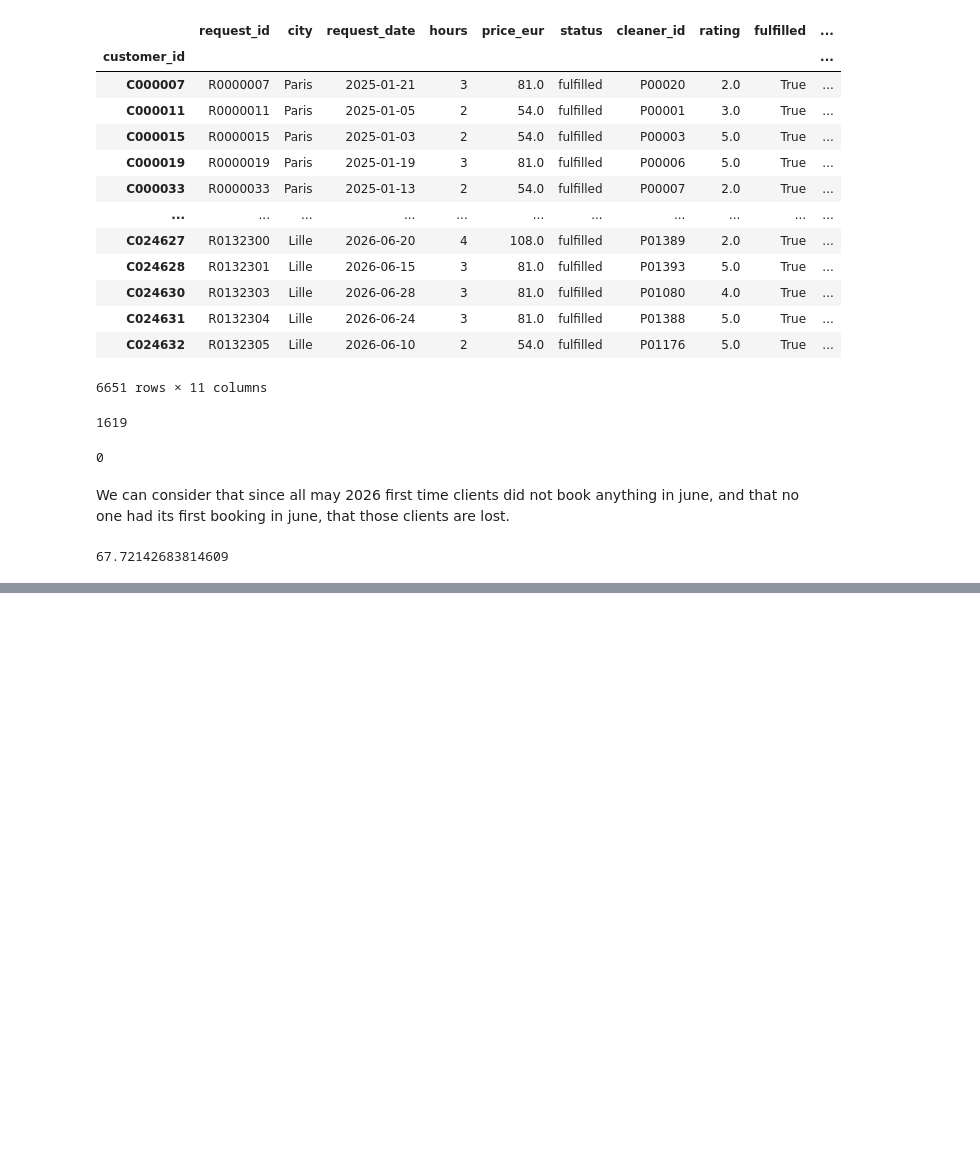
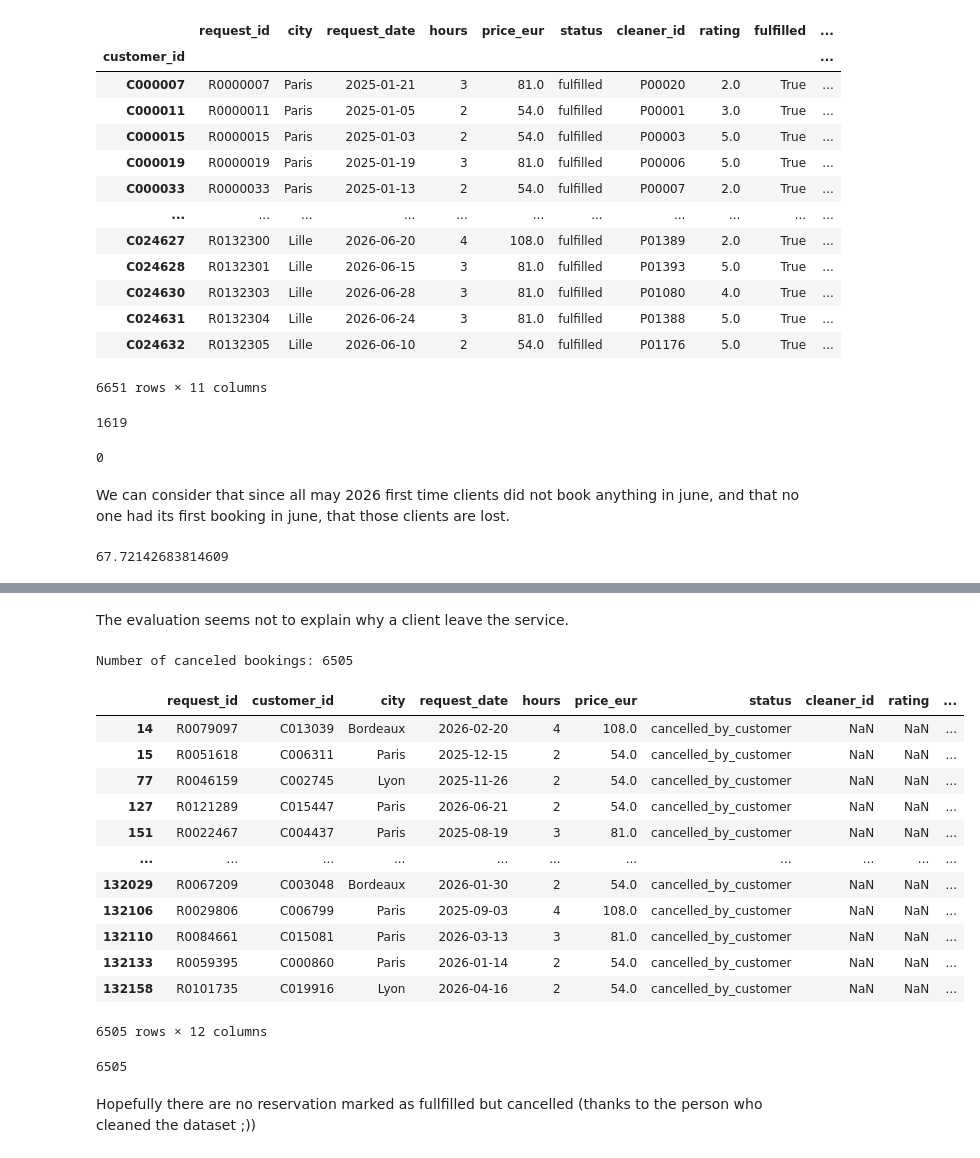
Before and after one commit to Berenice029/Growth_modelling_project, a Jupyter notebook: question1.ipynb, the cells around one changed output, grey strips where cells are left out. Drawn from its saved outputs; the diff is of its cells as text; code cells hidden in the pictures; blank space fills up the shorter version.

```diff
--- a/question1.ipynb
+++ b/question1.ipynb
@@ -235,0 +270,29 @@ print(proportion_retained)
+# %% [markdown]
+The evaluation seems not to explain why a client leave the service.
+# %%
+#check the number of cancelled bookings
+canceled_bookings_count = booking_requests[booking_requests['canc'] == True]
+print(f"Number of canceled bookings: {canceled_bookings_count.shape[0]}")
+canceled_bookings_count
+# %% [output]
+Number of canceled bookings: 6505
+|  | request_id | customer_id | city | request_date | hours | price_eur | status | cleaner_id | rating | ... |
+| 14 | R0079097 | C013039 | Bordeaux | 2026-02-20 | 4 | 108.0 | cancelled_by_customer | NaN | NaN | ... |
+| 15 | R0051618 | C006311 | Paris | 2025-12-15 | 2 | 54.0 | cancelled_by_customer | NaN | NaN | ... |
+| 77 | R0046159 | C002745 | Lyon | 2025-11-26 | 2 | 54.0 | cancelled_by_customer | NaN | NaN | ... |
+| 127 | R0121289 | C015447 | Paris | 2026-06-21 | 2 | 54.0 | cancelled_by_customer | NaN | NaN | ... |
+| 151 | R0022467 | C004437 | Paris | 2025-08-19 | 3 | 81.0 | cancelled_by_customer | NaN | NaN | ... |
+| ... | ... | ... | ... | ... | ... | ... | ... | ... | ... | ... |
+| 132029 | R0067209 | C003048 | Bordeaux | 2026-01-30 | 2 | 54.0 | cancelled_by_customer | NaN | NaN | ... |
+| 132106 | R0029806 | C006799 | Paris | 2025-09-03 | 4 | 108.0 | cancelled_by_customer | NaN | NaN | ... |
+| 132110 | R0084661 | C015081 | Paris | 2026-03-13 | 3 | 81.0 | cancelled_by_customer | NaN | NaN | ... |
+| 132133 | R0059395 | C000860 | Paris | 2026-01-14 | 2 | 54.0 | cancelled_by_customer | NaN | NaN | ... |
+| 132158 | R0101735 | C019916 | Lyon | 2026-04-16 | 2 | 54.0 | cancelled_by_customer | NaN | NaN | ... |
+6505 rows × 12 columns
+# %%
+#check if cancelled booking are considered as unfulfilled bookings
+canceled_bookings_count[canceled_bookings_count['fulfilled'] == True].shape[0]
+# %% [output]
+6505
+# %% [markdown]
+Hopefully there are no reservation marked as fullfilled but cancelled (thanks to the person who cleaned the dataset ;))
```
Also changed, not shown: parts of 9 cells of this notebook.
